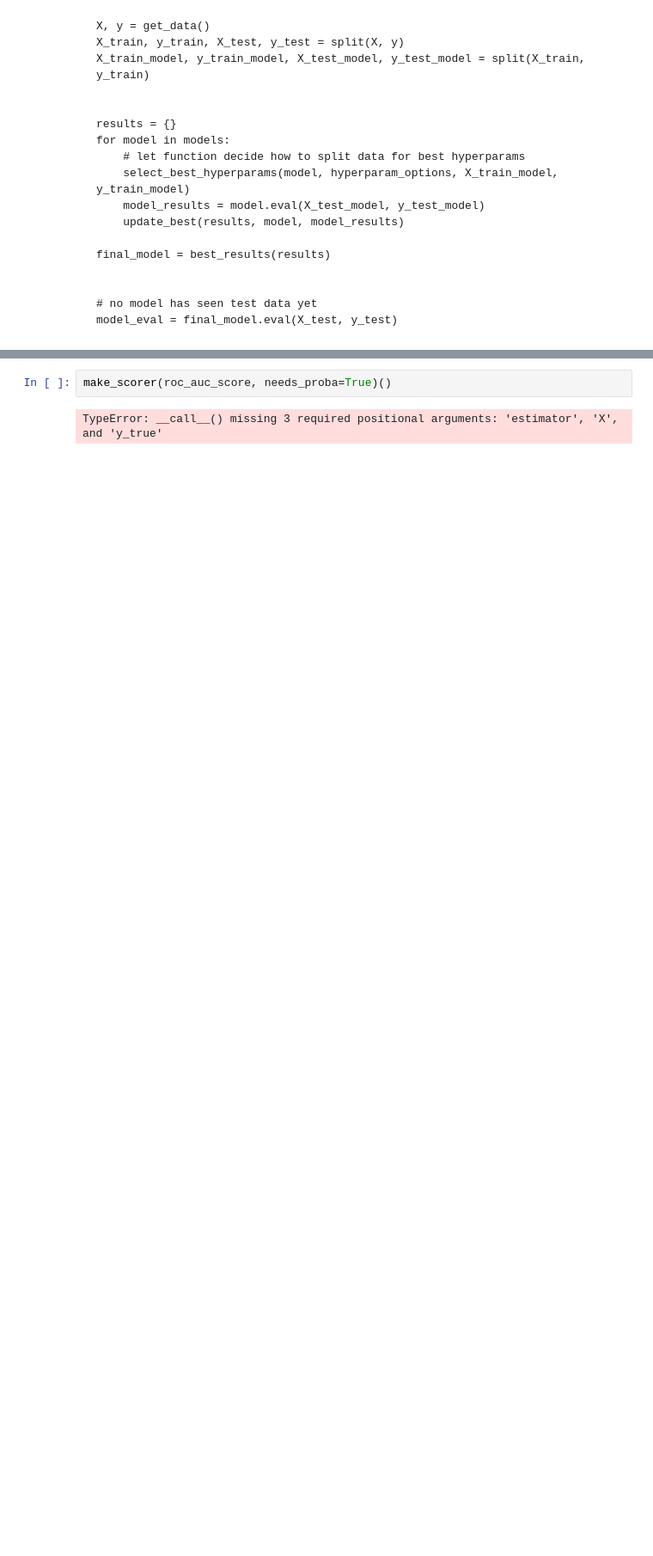
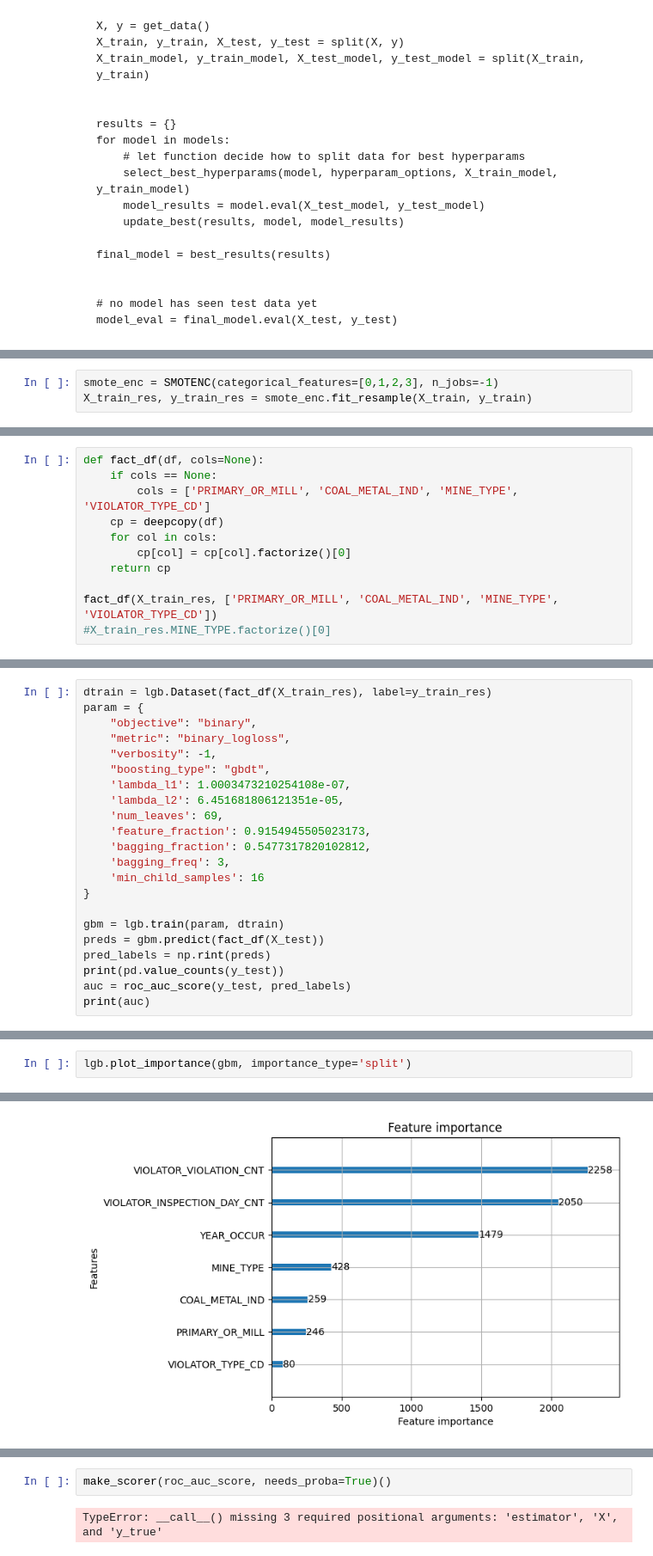
Before and after one commit to jacobdwatters/NIOSH-Project, a Jupyter notebook: SIG_SUB_Classifier.ipynb, the cells around one changed output, grey strips where cells are left out. Shown: that part at 86% size. Cells and saved outputs as stored; diff of their text form; blank space fills up the shorter version.

```diff
--- a/SIG_SUB_Classifier.ipynb
+++ b/SIG_SUB_Classifier.ipynb
@@ -193,0 +200,3 @@ y_train shape: (357284,)
+# %%
+smote_enc = SMOTENC(categorical_features=[0,1,2,3], n_jobs=-1)
+X_train_res, y_train_res = smote_enc.fit_resample(X_train, y_train)
@@ -193,0 +210,11 @@ y_train shape: (357284,)
+# %%
+def fact_df(df, cols=None):
+    if cols == None:
+        cols = ['PRIMARY_OR_MILL', 'COAL_METAL_IND', 'MINE_TYPE', 'VIOLATOR_TYPE_CD']
+    cp = deepcopy(df)
+    for col in cols:
+        cp[col] = cp[col].factorize()[0]
+    return cp
+
+fact_df(X_train_res, ['PRIMARY_OR_MILL', 'COAL_METAL_IND', 'MINE_TYPE', 'VIOLATOR_TYPE_CD'])
+#X_train_res.MINE_TYPE.factorize()[0]
@@ -193,0 +389,22 @@ y_train shape: (357284,)
+# %%
+dtrain = lgb.Dataset(fact_df(X_train_res), label=y_train_res)
+param = {
+    "objective": "binary",
+    "metric": "binary_logloss",
+    "verbosity": -1,
+    "boosting_type": "gbdt",
+    'lambda_l1': 1.0003473210254108e-07,
+    'lambda_l2': 6.451681806121351e-05,
+    'num_leaves': 69,
+    'feature_fraction': 0.9154945505023173,
+    'bagging_fraction': 0.5477317820102812,
+    'bagging_freq': 3,
+    'min_child_samples': 16
+}
+
+gbm = lgb.train(param, dtrain)
+preds = gbm.predict(fact_df(X_test))
+pred_labels = np.rint(preds)
+print(pd.value_counts(y_test))
+auc = roc_auc_score(y_test, pred_labels)
+print(auc)
@@ -193,0 +420,3 @@ y_train shape: (357284,)
+# %%
+lgb.plot_importance(gbm, importance_type='split')
+# %% [output]
@@ -194,3 +424,4 @@ y_train shape: (357284,)
+[figure, added]
 # %%
 def specificity(y_pred, y_true):
     """
```
Also changed, not shown: parts of 21 cells of this notebook, 2 other files.
